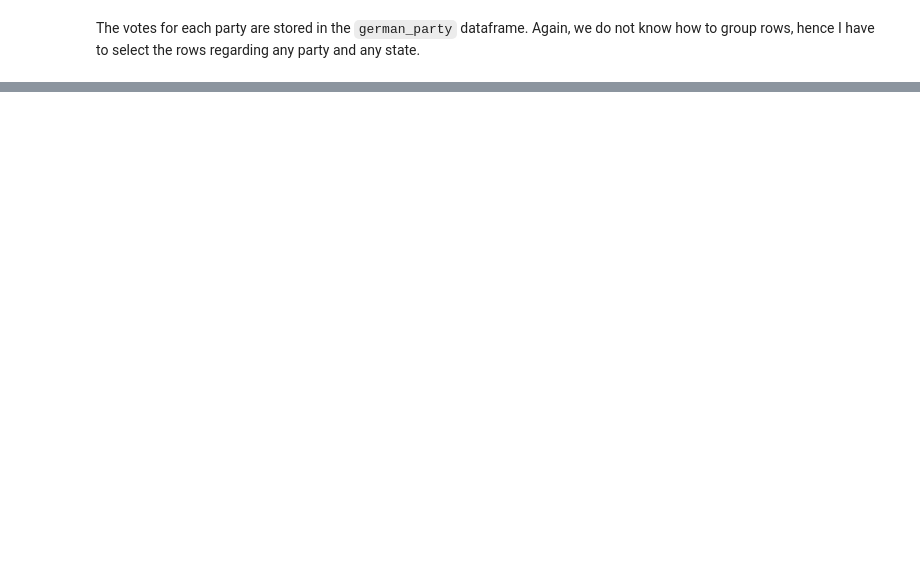
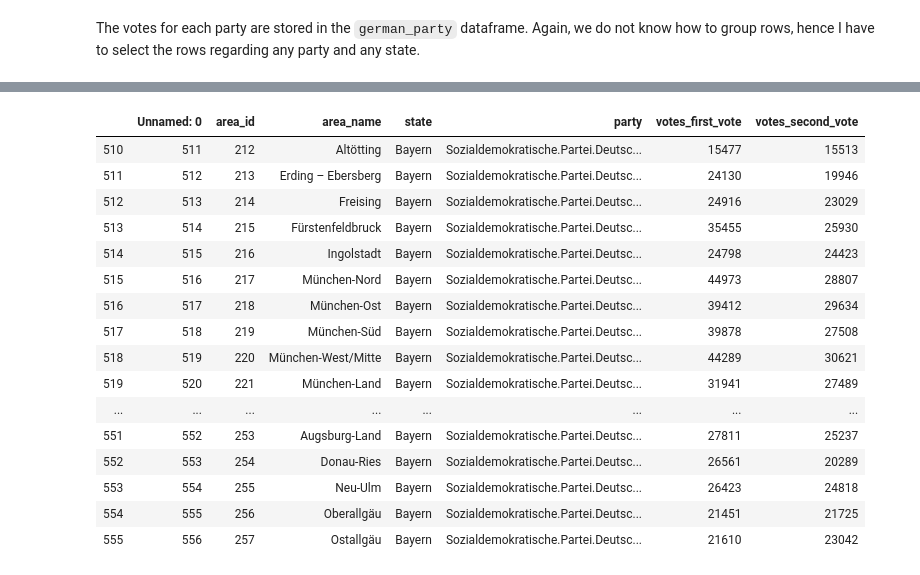
Before and after one commit to gdv/foundationsCS, a Jupyter notebook: py-04-pandas.ipynb, the cells around one changed output, grey strips where cells are left out. Cells and saved outputs as stored; diff of their text form; code cells hidden in the pictures; blank space fills up the shorter version.

```diff
--- a/py-04-pandas.ipynb
+++ b/py-04-pandas.ipynb
@@ -277,0 +284,20 @@ Berlin [('Christlich.Demokratische.Union.Deutschlands', 460240)]
+# %%
+german_party[(german_party['state'] == 'Bayern') & (german_party['party'] == 'Sozialdemokratische.Partei.Deutschlands')]
+# %% [output]
+|  | Unnamed: 0 | area_id | area_name | state | party | votes_first_vote | votes_second_vote |
+| 510 | 511 | 212 | Altötting | Bayern | Sozialdemokratische.Partei.Deutsc... | 15477 | 15513 |
+| 511 | 512 | 213 | Erding – Ebersberg | Bayern | Sozialdemokratische.Partei.Deutsc... | 24130 | 19946 |
+| 512 | 513 | 214 | Freising | Bayern | Sozialdemokratische.Partei.Deutsc... | 24916 | 23029 |
+| 513 | 514 | 215 | Fürstenfeldbruck | Bayern | Sozialdemokratische.Partei.Deutsc... | 35455 | 25930 |
+| 514 | 515 | 216 | Ingolstadt | Bayern | Sozialdemokratische.Partei.Deutsc... | 24798 | 24423 |
+| 515 | 516 | 217 | München-Nord | Bayern | Sozialdemokratische.Partei.Deutsc... | 44973 | 28807 |
+| 516 | 517 | 218 | München-Ost | Bayern | Sozialdemokratische.Partei.Deutsc... | 39412 | 29634 |
+| 517 | 518 | 219 | München-Süd | Bayern | Sozialdemokratische.Partei.Deutsc... | 39878 | 27508 |
+| 518 | 519 | 220 | München-West/Mitte | Bayern | Sozialdemokratische.Partei.Deutsc... | 44289 | 30621 |
+| 519 | 520 | 221 | München-Land | Bayern | Sozialdemokratische.Partei.Deutsc... | 31941 | 27489 |
+| ... | ... | ... | ... | ... | ... | ... | ... |
+| 551 | 552 | 253 | Augsburg-Land | Bayern | Sozialdemokratische.Partei.Deutsc... | 27811 | 25237 |
+| 552 | 553 | 254 | Donau-Ries | Bayern | Sozialdemokratische.Partei.Deutsc... | 26561 | 20289 |
+| 553 | 554 | 255 | Neu-Ulm | Bayern | Sozialdemokratische.Partei.Deutsc... | 26423 | 24818 |
+| 554 | 555 | 256 | Oberallgäu | Bayern | Sozialdemokratische.Partei.Deutsc... | 21451 | 21725 |
+| 555 | 556 | 257 | Ostallgäu | Bayern | Sozialdemokratische.Partei.Deutsc... | 21610 | 23042 |
```
Also changed, not shown: parts of 6 cells of this notebook, 1 other file.
